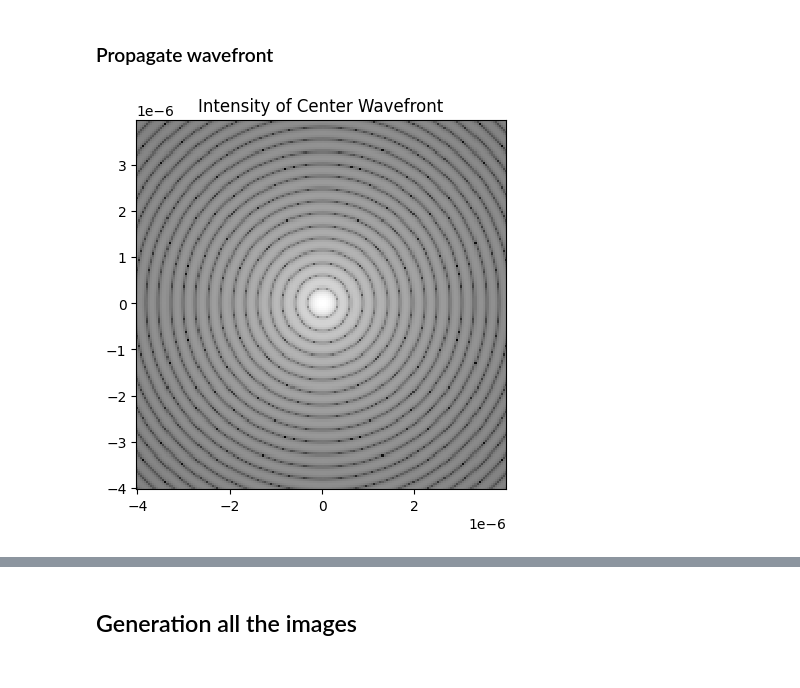
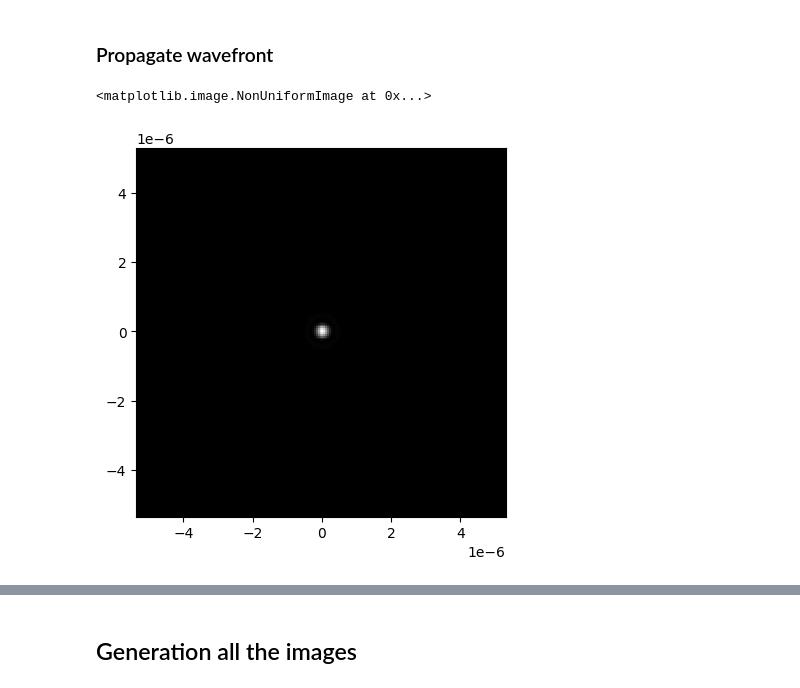
Before and after one commit to medrante/spectral_project, a Jupyter notebook: spectral_project_github.ipynb, the cells around one changed output, grey strips where cells are left out. Saved outputs shown, nothing was run; the diff lists cells and outputs as text; code cells hidden in the pictures.

```diff
--- a/spectral_project_github.ipynb
+++ b/spectral_project_github.ipynb
@@ -191,31 +191,48 @@ plt.show()
 wlen = 966e-9
 wf = Wavefront(aperture, wlen)
 
-# use this
-# https://docs.hcipy.org/dev/tutorials/SimplePolarimeter/SimplePolarimeter.html
-
-spatial_resolution_telescope = wlen / telescope_diameter
-focal_grid = make_focal_grid(q=6, num_airy=15, spatial_resolution=spatial_resolution_telescope)
+spatial_resolution_telescope = wlen / telescope_diameter * 2
+focal_grid = make_focal_grid(q=10, num_airy=10, spatial_resolution=spatial_resolution_telescope)
 #We use here 4 pixels per resolution elements and set the field of view to 60 lambda/D in radius at the science wavelength
 
 # https://www.ita.uni-heidelberg.de/~dullemond/lectures/obsastro_2010/Chapter_Diffraction.pdf
 # this paper explains diffraction
 
 
-prop = FraunhoferPropagator(pupil_grid, focal_grid)
+# prop = FraunhoferPropagator(pupil_grid, focal_grid)
 
-# prop = Propagator()
-img = prop.forward(wf)
+# # prop = Propagator()
+# img = prop.forward(wf)
 
-# imshow_field(np.log10(img.intensity / img.intensity.max()), vmin=-5,cmap='gray')
-# plt.title('Focal Grid of Center Wavefront')
+# # imshow_field(np.log10(img.intensity / img.intensity.max()), vmin=-5,cmap='gray')
+# # plt.title('Focal Grid of Center Wavefront')
+# # plt.show()
+
+# imshow_field(np.log10(img.intensity / img.intensity.max()), cmap='gray')
+# plt.title('Intensity of Center Wavefront')
 # plt.show()
-
-imshow_field(np.log10(img.intensity / img.intensity.max()), cmap='gray')
-plt.title('Intensity of Center Wavefront')
-plt.show()
-# %% [output]
-[figure, removed]
+# %%
+# SOME DETECTOR STUFF
+# use this
+# https://docs.hcipy.org/dev/tutorials/SimplePolarimeter/SimplePolarimeter.html
+detector = NoisyDetector(focal_grid, dark_current_rate=0, read_noise=0, flat_field=0, include_photon_noise=False)
+
+# parameters star
+zero_magnitude_flux = 3.9E10 # photons / sec
+stellar_magnitude = 8
+
+wf.total_power = zero_magnitude_flux * 10**(-stellar_magnitude / 2.5)
+
+prop = FraunhoferPropagator(pupil_grid, focal_grid)
+
+img = prop.forward(wf)
+
+detector.integrate(img, dt=.001)
+
+imshow_field(detector.read_out(), cmap='gray')
+# %% [output]
+<matplotlib.image.NonUniformImage at 0x...>
+[figure, added]
 # %%
 psf = img.intensity.shaped
 
```
Also changed, not shown: parts of 4 cells of this notebook.
